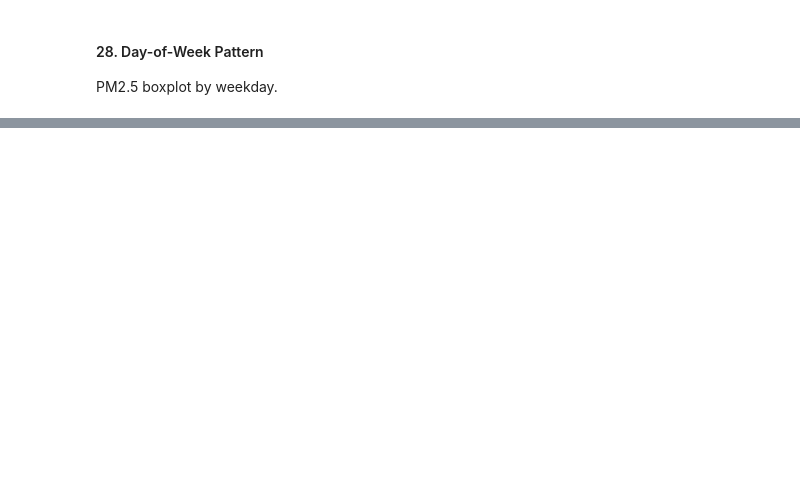
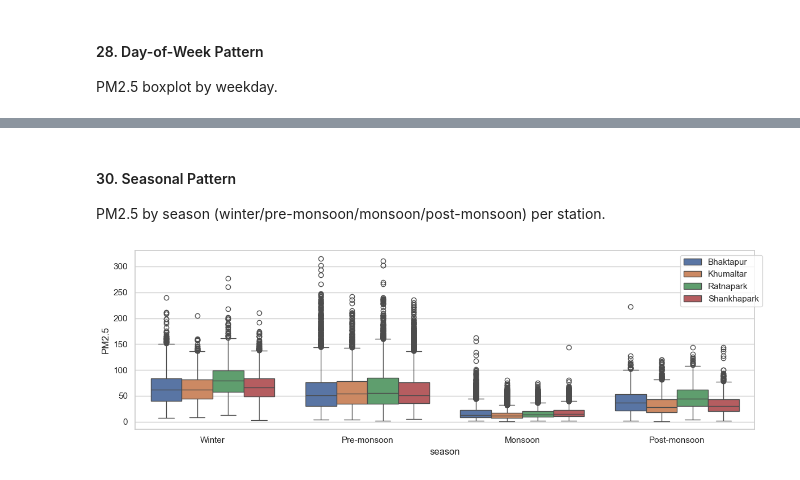
Before and after one commit to susmitahkhanal/kathmandu_pm25_forecasting, a Jupyter notebook: index.ipynb, the cells around one changed output, grey strips where cells are left out. Cells and saved outputs as stored; diff of their text form; code cells hidden in the pictures; blank space fills up the shorter version.

```diff
--- a/index.ipynb
+++ b/index.ipynb
@@ -495,0 +518,12 @@ plt.show()
+# %% [markdown]
+#### 30. Seasonal Pattern
+
+PM2.5 by season (winter/pre-monsoon/monsoon/post-monsoon) per station.
+# %%
+order = ["Winter", "Pre-monsoon", "Monsoon", "Post-monsoon"]
+sns.boxplot(data=valid, x="season", y=PM25_COL, hue="station", order=order)
+plt.legend(bbox_to_anchor=(1.02, 1));
+plt.tight_layout();
+plt.show()
+# %% [output]
+[figure, added]
```
Also changed, not shown: parts of 6 cells of this notebook.
